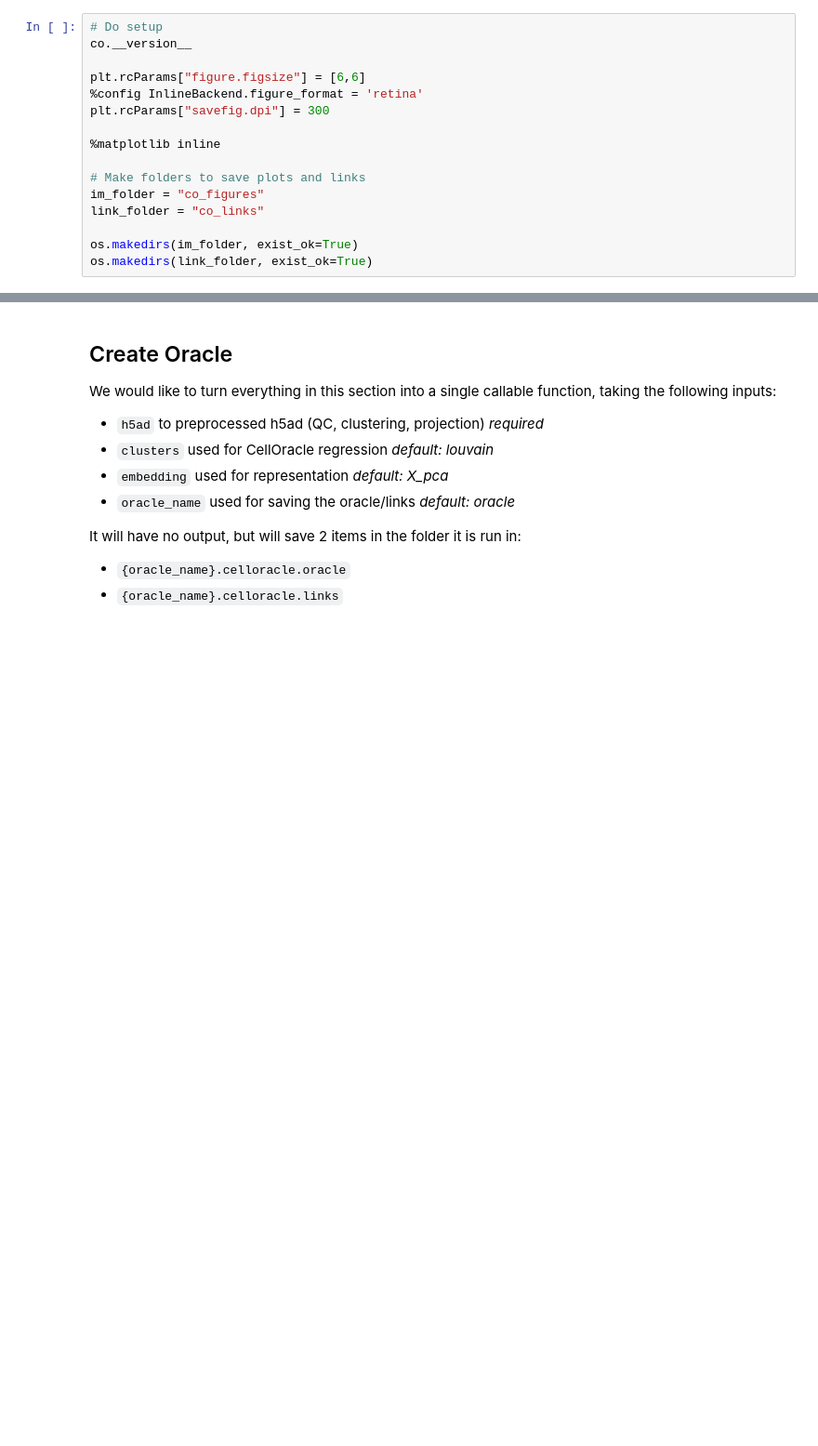
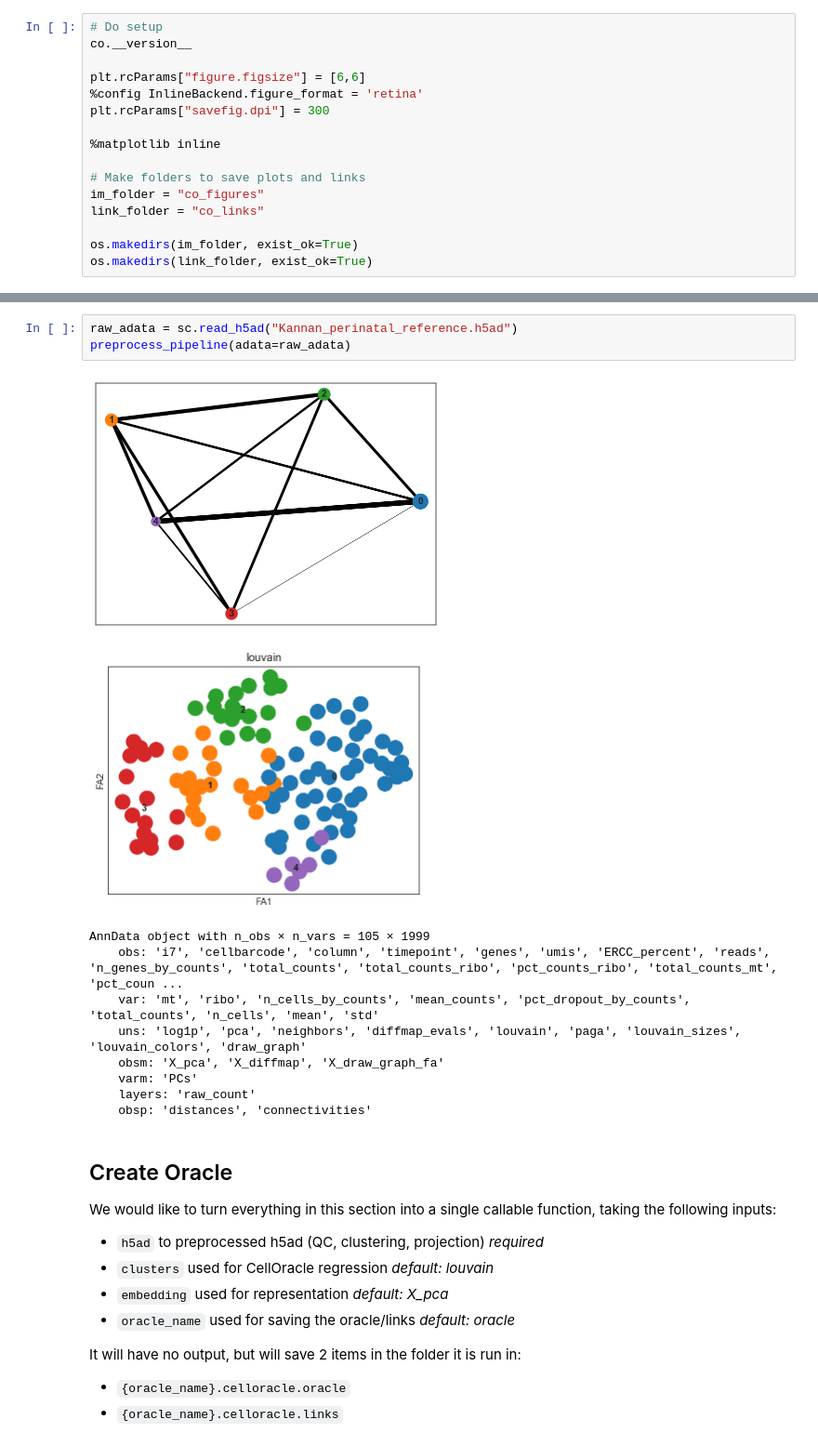
Before and after one commit to lelinz174125/CSCB_final_project, a Jupyter notebook: CellOracle.ipynb, the cells around one changed output, grey strips where cells are left out. Shown: that part at 93% size. Cells and saved outputs as stored; diff of their text form; blank space fills up the shorter version.

```diff
--- a/CellOracle.ipynb
+++ b/CellOracle.ipynb
@@ -31,3 +103,17 @@ os.makedirs(link_folder, exist_ok=True)
+# %%
+raw_adata = sc.read_h5ad("Kannan_perinatal_reference.h5ad")
+preprocess_pipeline(adata=raw_adata)
+# %% [output]
+[figure, added]
+[figure, added]
+AnnData object with n_obs × n_vars = 105 × 1999
+    obs: 'i7', 'cellbarcode', 'column', 'timepoint', 'genes', 'umis', 'ERCC_percent', 'reads', 'n_genes_by_counts', 'total_counts', 'total_counts_ribo', 'pct_counts_ribo', 'total_counts_mt', 'pct_coun ...
+    var: 'mt', 'ribo', 'n_cells_by_counts', 'mean_counts', 'pct_dropout_by_counts', 'total_counts', 'n_cells', 'mean', 'std'
+    uns: 'log1p', 'pca', 'neighbors', 'diffmap_evals', 'louvain', 'paga', 'louvain_sizes', 'louvain_colors', 'draw_graph'
+    obsm: 'X_pca', 'X_diffmap', 'X_draw_graph_fa'
+    varm: 'PCs'
+    layers: 'raw_count'
+    obsp: 'distances', 'connectivities'
 # %% [markdown]
 ## Create Oracle
 We would like to turn everything in this section into a single callable function, taking the following inputs:
```
Also changed, not shown: parts of 5 cells of this notebook, 1 other file.
